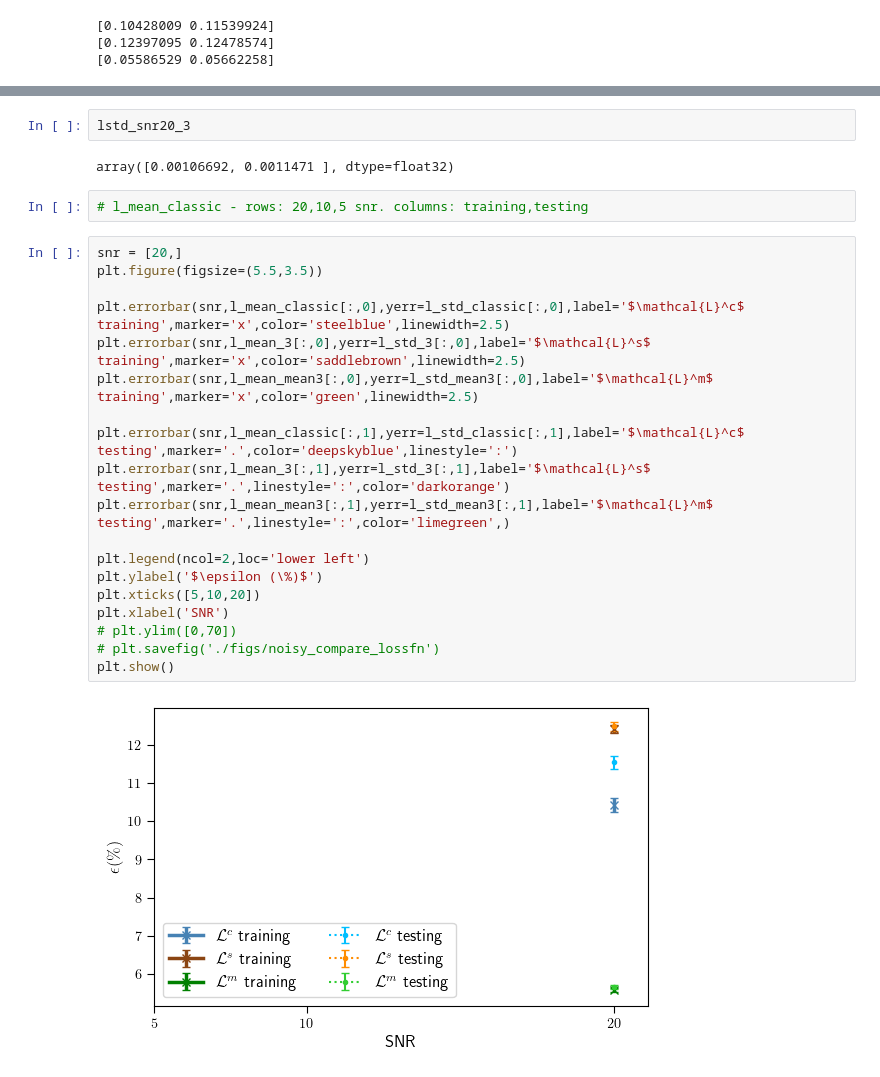
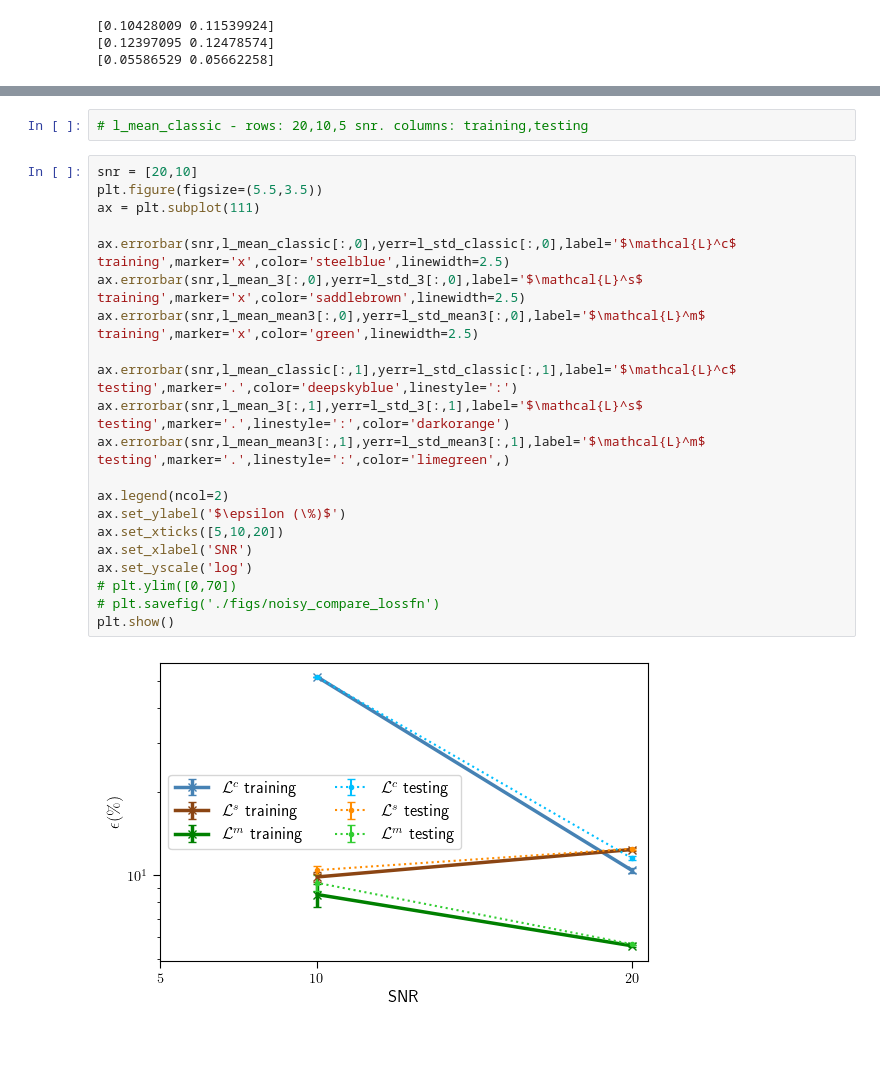
Before and after one commit to MagriLab/FlowReconstructionFromExperiment, a Jupyter notebook: figures_for_paper/robustness_noisy_data.ipynb, the cells around one changed output, grey strips where cells are left out. Drawn from its saved outputs; the diff is of its cells as text; blank space fills up the shorter version.

Commit message:
new figures

```diff
--- a/figures_for_paper/robustness_noisy_data.ipynb
+++ b/figures_for_paper/robustness_noisy_data.ipynb
@@ -225,27 +225,25 @@ NameError: name 'lmean_snr20_classic' is not defined
-# %%
-lstd_snr20_3
-# %% [output]
-array([0.00106692, 0.0011471 ], dtype=float32)
 # %%
 # l_mean_classic - rows: 20,10,5 snr. columns: training,testing
 # %%
-snr = [20,]
+snr = [20,10]
 plt.figure(figsize=(5.5,3.5))
+ax = plt.subplot(111)
 
-plt.errorbar(snr,l_mean_classic[:,0],yerr=l_std_classic[:,0],label='$\mathcal{L}^c$ training',marker='x',color='steelblue',linewidth=2.5)
-plt.errorbar(snr,l_mean_3[:,0],yerr=l_std_3[:,0],label='$\mathcal{L}^s$ training',marker='x',color='saddlebrown',linewidth=2.5)
-plt.errorbar(snr,l_mean_mean3[:,0],yerr=l_std_mean3[:,0],label='$\mathcal{L}^m$ training',marker='x',color='green',linewidth=2.5)
+ax.errorbar(snr,l_mean_classic[:,0],yerr=l_std_classic[:,0],label='$\mathcal{L}^c$ training',marker='x',color='steelblue',linewidth=2.5)
+ax.errorbar(snr,l_mean_3[:,0],yerr=l_std_3[:,0],label='$\mathcal{L}^s$ training',marker='x',color='saddlebrown',linewidth=2.5)
+ax.errorbar(snr,l_mean_mean3[:,0],yerr=l_std_mean3[:,0],label='$\mathcal{L}^m$ training',marker='x',color='green',linewidth=2.5)
 
-plt.errorbar(snr,l_mean_classic[:,1],yerr=l_std_classic[:,1],label='$\mathcal{L}^c$ testing',marker='.',color='deepskyblue',linestyle=':')
-plt.errorbar(snr,l_mean_3[:,1],yerr=l_std_3[:,1],label='$\mathcal{L}^s$ testing',marker='.',linestyle=':',color='darkorange')
-plt.errorbar(snr,l_mean_mean3[:,1],yerr=l_std_mean3[:,1],label='$\mathcal{L}^m$ testing',marker='.',linestyle=':',color='limegreen',)
+ax.errorbar(snr,l_mean_classic[:,1],yerr=l_std_classic[:,1],label='$\mathcal{L}^c$ testing',marker='.',color='deepskyblue',linestyle=':')
+ax.errorbar(snr,l_mean_3[:,1],yerr=l_std_3[:,1],label='$\mathcal{L}^s$ testing',marker='.',linestyle=':',color='darkorange')
+ax.errorbar(snr,l_mean_mean3[:,1],yerr=l_std_mean3[:,1],label='$\mathcal{L}^m$ testing',marker='.',linestyle=':',color='limegreen',)
 
-plt.legend(ncol=2,loc='lower left')
-plt.ylabel('$\epsilon (\%)$')
-plt.xticks([5,10,20])
-plt.xlabel('SNR')
+ax.legend(ncol=2)
+ax.set_ylabel('$\epsilon (\%)$')
+ax.set_xticks([5,10,20])
+ax.set_xlabel('SNR')
+ax.set_yscale('log')
 # plt.ylim([0,70])
 # plt.savefig('./figs/noisy_compare_lossfn')
 plt.show()
 # %% [output]
-[figure, old version]
+[figure, new version]
```
Also changed, not shown: parts of 2 cells of this notebook, 1 other file.
